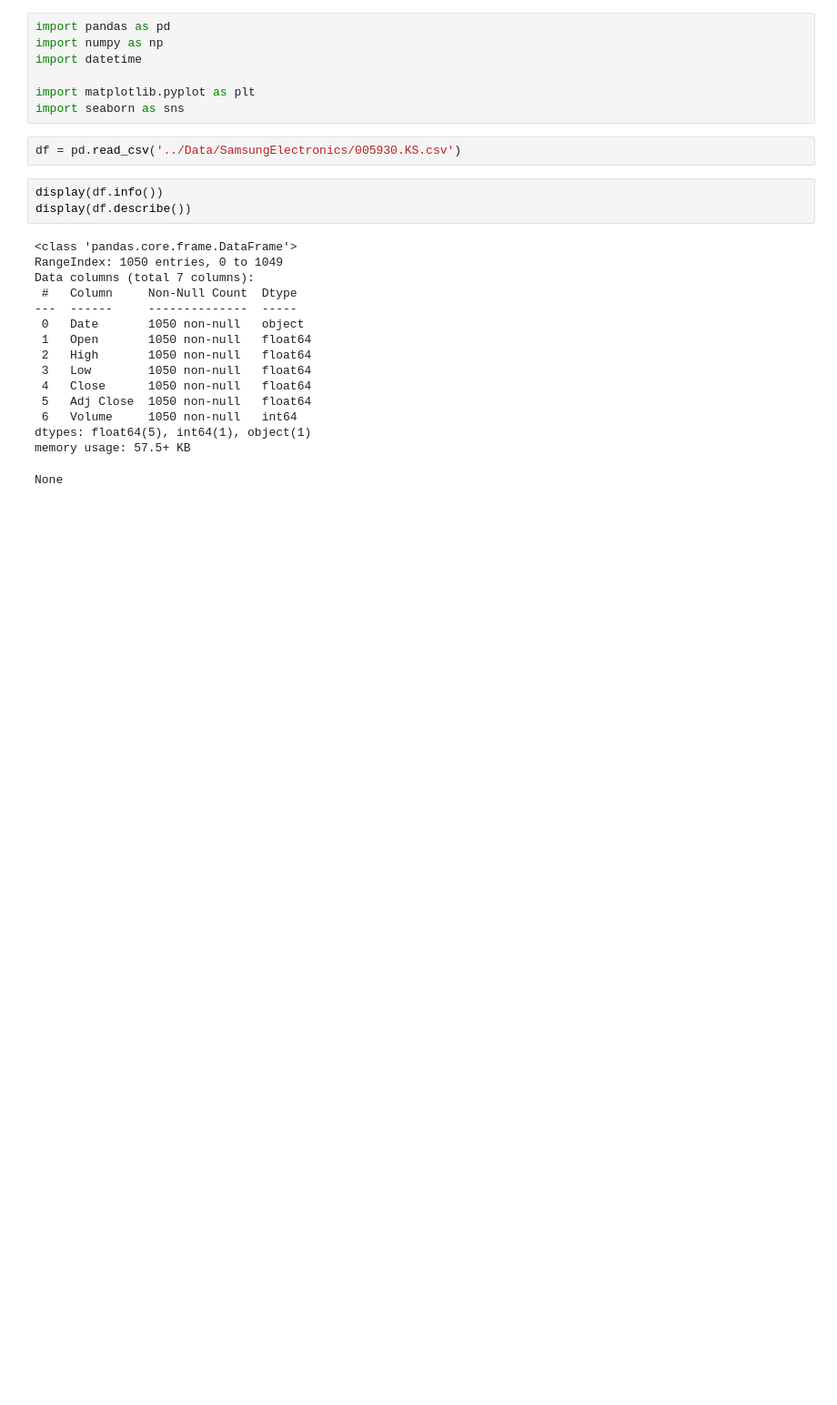
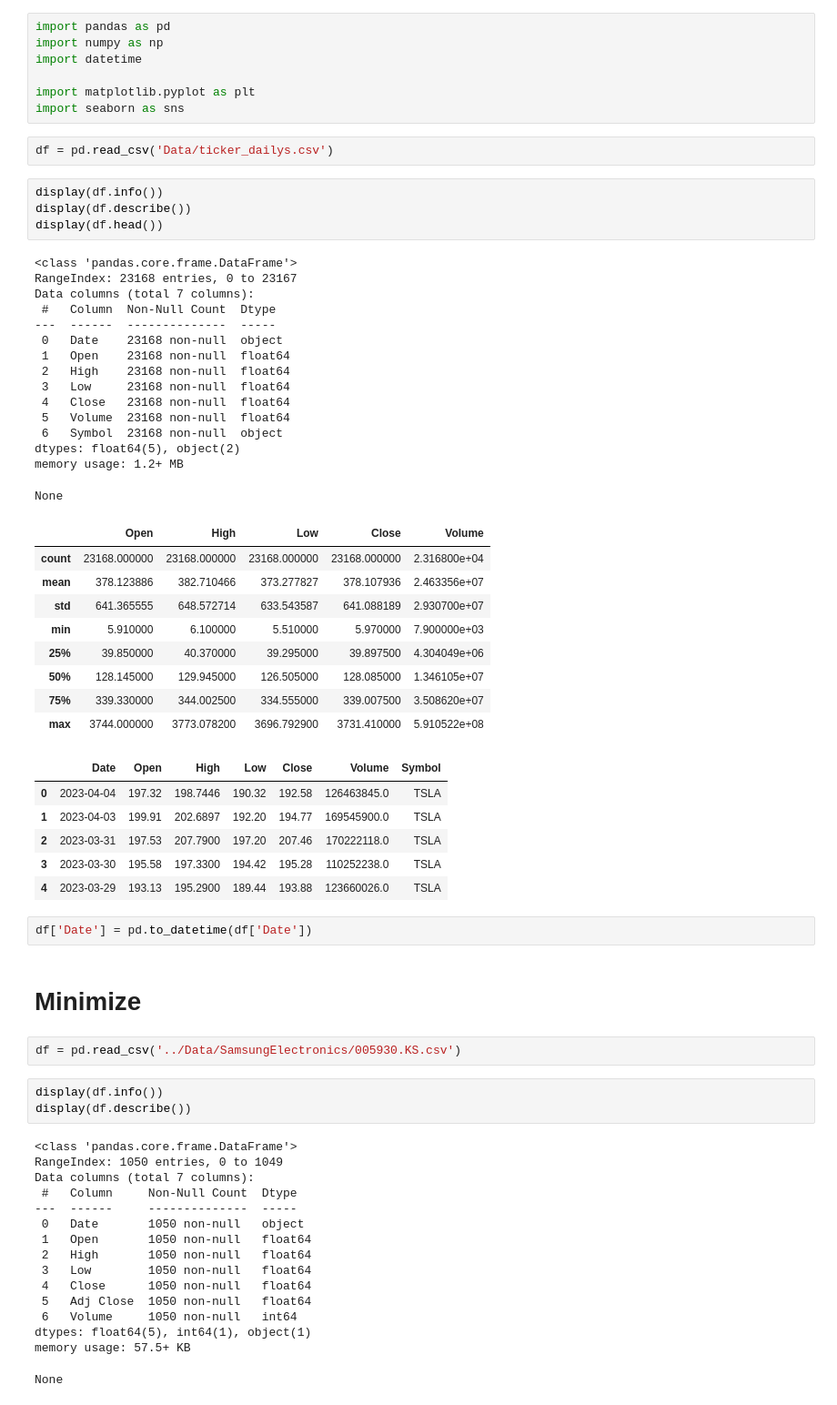
Before and after one commit to CharlesPizza/StockModeling, a Jupyter notebook: Initial.ipynb, the cells around one changed output. Shown at 91% size. Saved outputs shown, nothing was run; the diff lists cells and outputs as text; blank space fills up the shorter version.

Commit message:
Added Readme.md, fixed data

```diff
--- a/Initial.ipynb
+++ b/Initial.ipynb
@@ -5,6 +5,47 @@ import datetime
 
 import matplotlib.pyplot as plt
 import seaborn as sns
+# %%
+df = pd.read_csv('Data/ticker_dailys.csv')
+# %%
+display(df.info())
+display(df.describe())
+display(df.head())
+# %% [output]
+<class 'pandas.core.frame.DataFrame'>
+RangeIndex: 23168 entries, 0 to 23167
+Data columns (total 7 columns):
+ #   Column  Non-Null Count  Dtype
+---  ------  --------------  -----
+ 0   Date    23168 non-null  object
+ 1   Open    23168 non-null  float64
+ 2   High    23168 non-null  float64
+ 3   Low     23168 non-null  float64
+ 4   Close   23168 non-null  float64
+ 5   Volume  23168 non-null  float64
+ 6   Symbol  23168 non-null  object
+dtypes: float64(5), object(2)
+memory usage: 1.2+ MB
+None
+|  | Open | High | Low | Close | Volume |
+| count | 23168.000000 | 23168.000000 | 23168.000000 | 23168.000000 | 2.316800e+04 |
+| mean | 378.123886 | 382.710466 | 373.277827 | 378.107936 | 2.463356e+07 |
+| std | 641.365555 | 648.572714 | 633.543587 | 641.088189 | 2.930700e+07 |
+| min | 5.910000 | 6.100000 | 5.510000 | 5.970000 | 7.900000e+03 |
+| 25% | 39.850000 | 40.370000 | 39.295000 | 39.897500 | 4.304049e+06 |
+| 50% | 128.145000 | 129.945000 | 126.505000 | 128.085000 | 1.346105e+07 |
+| 75% | 339.330000 | 344.002500 | 334.555000 | 339.007500 | 3.508620e+07 |
+| max | 3744.000000 | 3773.078200 | 3696.792900 | 3731.410000 | 5.910522e+08 |
+|  | Date | Open | High | Low | Close | Volume | Symbol |
+| 0 | 2023-04-04 | 197.32 | 198.7446 | 190.32 | 192.58 | 126463845.0 | TSLA |
+| 1 | 2023-04-03 | 199.91 | 202.6897 | 192.20 | 194.77 | 169545900.0 | TSLA |
+| 2 | 2023-03-31 | 197.53 | 207.7900 | 197.20 | 207.46 | 170222118.0 | TSLA |
+| 3 | 2023-03-30 | 195.58 | 197.3300 | 194.42 | 195.28 | 110252238.0 | TSLA |
+| 4 | 2023-03-29 | 193.13 | 195.2900 | 189.44 | 193.88 | 123660026.0 | TSLA |
+# %%
+df['Date'] = pd.to_datetime(df['Date'])
+# %% [markdown]
+# Minimize
 # %%
 df = pd.read_csv('../Data/SamsungElectronics/005930.KS.csv')
 # %%
```
Also changed, not shown: 4 other files.
